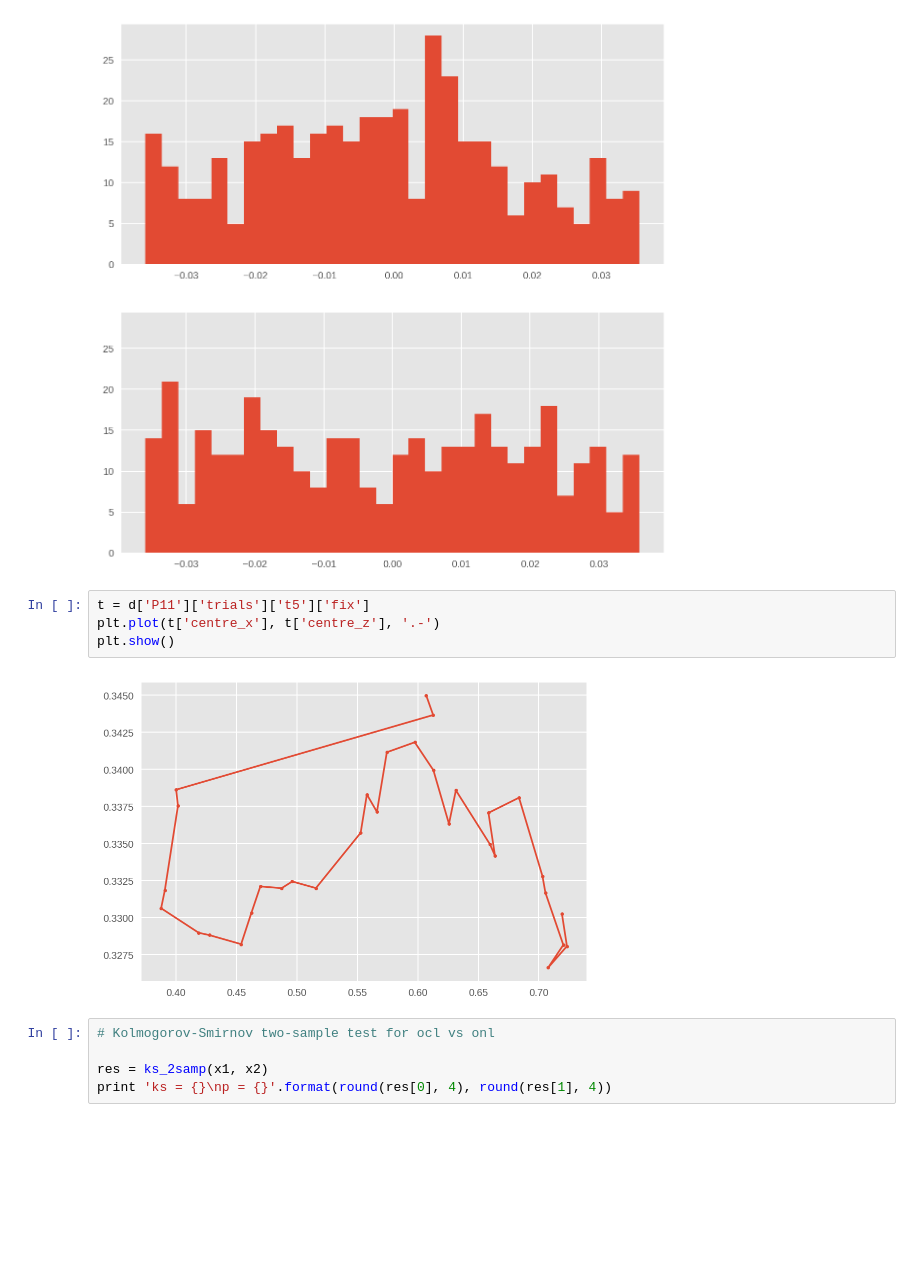
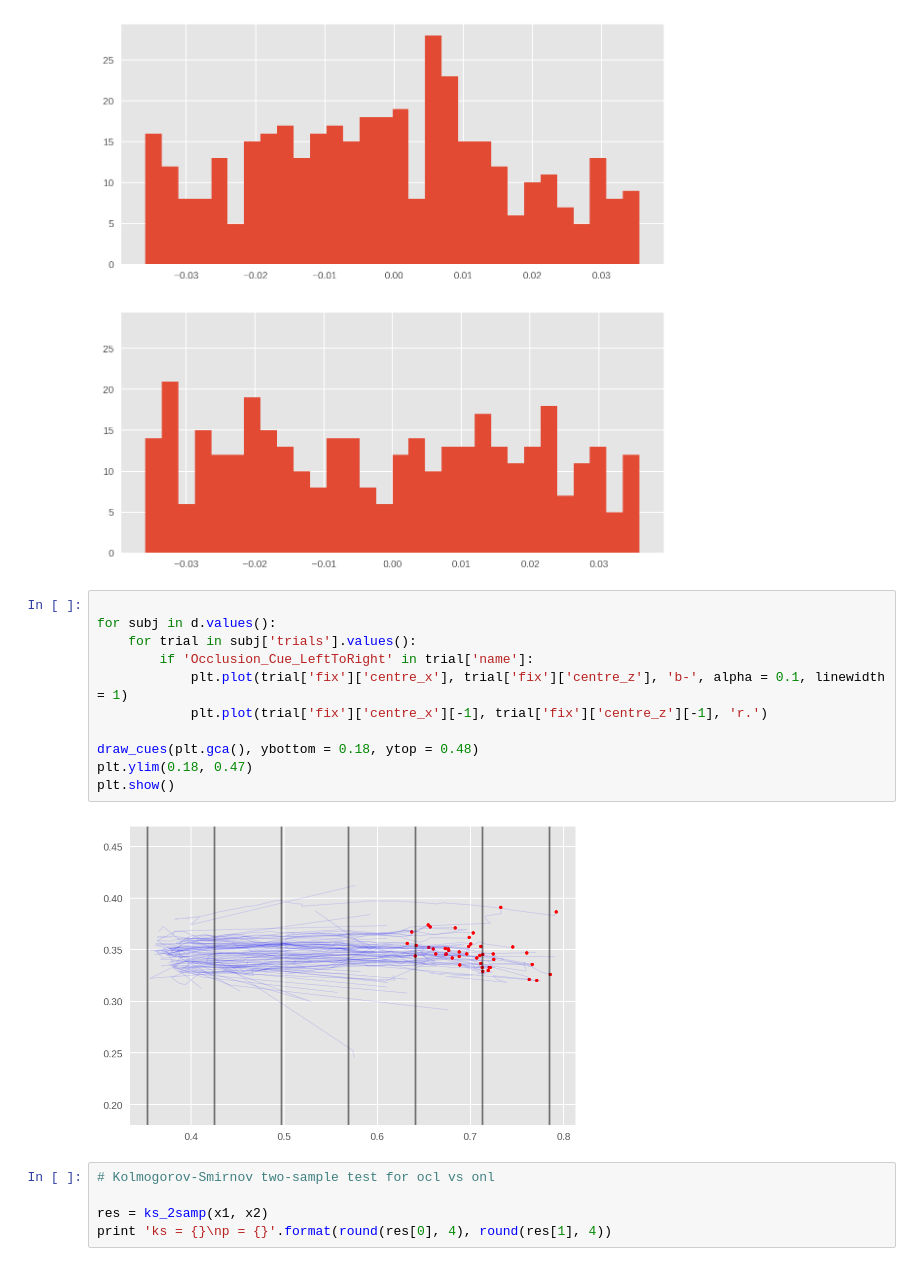
Before and after one commit to Roman-Belenya/perception_and_action, a Jupyter notebook: explore.ipynb, the cells around one changed output. Saved outputs shown, nothing was run; the diff lists cells and outputs as text; blank space fills up the shorter version.

```diff
--- a/explore.ipynb
+++ b/explore.ipynb
@@ -284,12 +284,19 @@ ax2.hist(x2, bins = 30)
 plt.show()
 # %% [output]
 [figure]
-# %%
-t = d['P11']['trials']['t5']['fix']
-plt.plot(t['centre_x'], t['centre_z'], '.-')
-plt.show()
-# %% [output]
-[figure, removed]
+# %%
+
+for subj in d.values():
+    for trial in subj['trials'].values():
+        if 'Occlusion_Cue_LeftToRight' in trial['name']:
+            plt.plot(trial['fix']['centre_x'], trial['fix']['centre_z'], 'b-', alpha = 0.1, linewidth = 1)
+            plt.plot(trial['fix']['centre_x'][-1], trial['fix']['centre_z'][-1], 'r.')
+
+draw_cues(plt.gca(), ybottom = 0.18, ytop = 0.48)
+plt.ylim(0.18, 0.47)
+plt.show()
+# %% [output]
+[figure, added]
 # %%
 # Kolmogorov-Smirnov two-sample test for ocl vs onl
 
```
Also changed, not shown: parts of 6 cells of this notebook.
